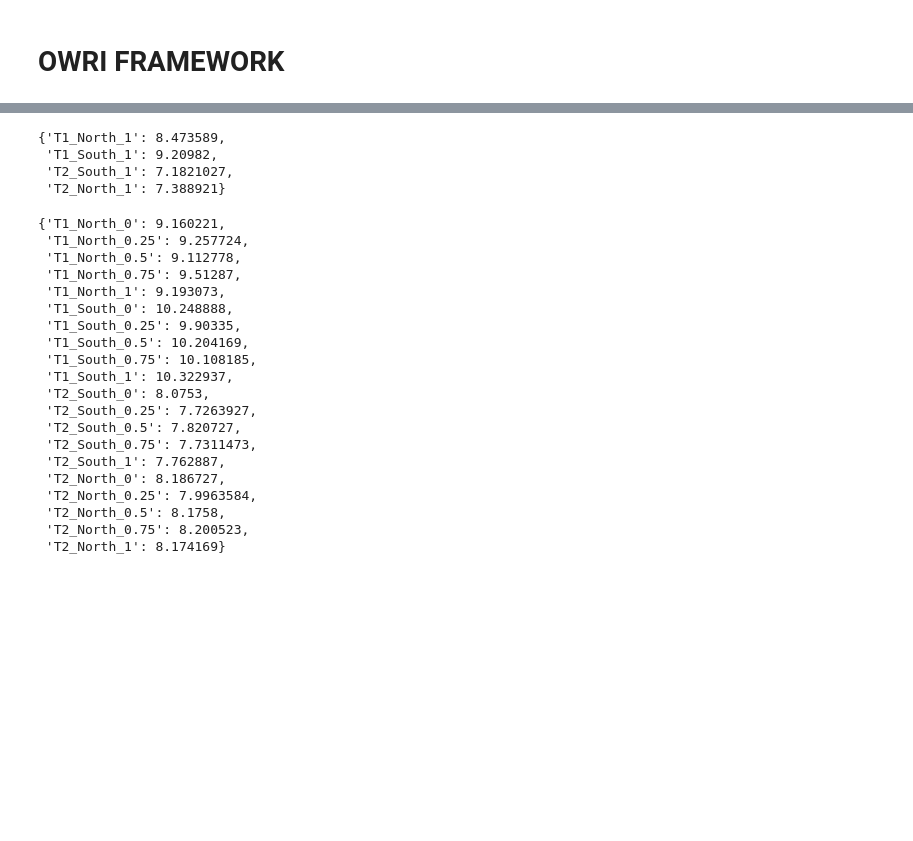
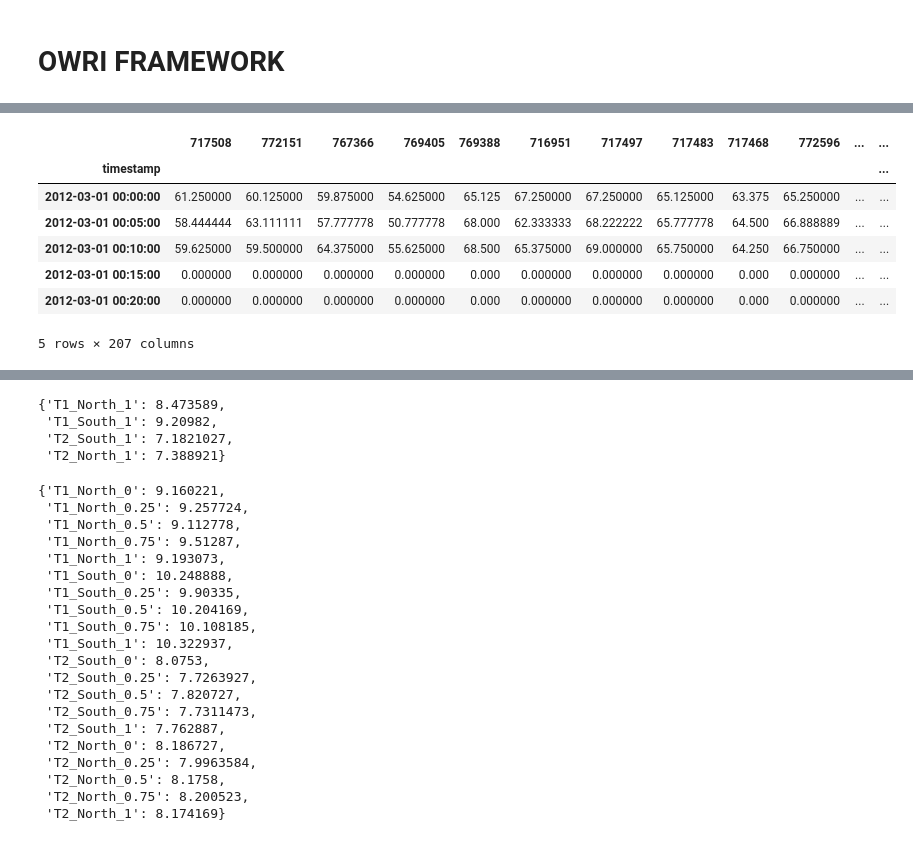
Before and after one commit to himanshudce/OWRI, a Jupyter notebook: notebooks/LSTM_multivariate_Pytorch.ipynb, the cells around one changed output, grey strips where cells are left out. Cells and saved outputs as stored; diff of their text form; code cells hidden in the pictures; blank space fills up the shorter version.

```diff
--- a/notebooks/LSTM_multivariate_Pytorch.ipynb
+++ b/notebooks/LSTM_multivariate_Pytorch.ipynb
@@ -85,17 +92,17 @@ def preprocess_df(df,top_corr_df, n_obs, n_features, sequence_length):
     test_portion = 0.2
     df_train = df[:math.ceil(len(df)*train_portion)].values
     df_test = df[math.ceil(len(df)*(train_portion)):].values
-    train_X, train_y = df_train[:, :n_obs], df_train[:, -n_features:]
-    test_X, test_y = df_test[:, :n_obs], df_test[:, -n_features:]
-    scl = scaler.fit(train_X) # fit only on training data
-    train_X = scl.transform(train_X)
-    test_X = scl.transform(test_X)
+    train_X, train_y = df_train[:, :n_obs], df_train[:, -n_features]
+    test_X, test_y = df_test[:, :n_obs], df_test[:, -n_features]
+    # scl = scaler.fit(train_X) # fit only on training data
+    # train_X = scl.transform(train_X)
+    # test_X = scl.transform(test_X)
     train_X = train_X.reshape((train_X.shape[0], sequence_length, n_features))
     test_X = test_X.reshape((test_X.shape[0], sequence_length, n_features))
 
-    # add top correlated features weighted sum
-    train_X = add_top_corr_features(train_X, top_corr_df)
-    test_X = add_top_corr_features(test_X, top_corr_df)
+    # # add top correlated features weighted sum
+    # train_X = add_top_corr_features(train_X, top_corr_df)
+    # test_X = add_top_corr_features(test_X, top_corr_df)
 
 
     # # add top correlated features as it is
@@ -108,6 +115,21 @@ def preprocess_df(df,top_corr_df, n_obs, n_features, sequence_length):
     # test_X = test_X.reshape(test_X.shape[0],test_X.shape[1],-1) # reshape to 3D
 
     return train_X, train_y, test_X, test_y, scaler
+# %%
+def reshape_df(multivariate_dict):
+    train_X = c = np.stack(multivariate_dict['train_X'], axis=-2)
+    train_y = c = np.stack(multivariate_dict['train_y'], axis=1)
+    test_X = c = np.stack(multivariate_dict['test_X'], axis=-2)
+    test_y = c = np.stack(multivariate_dict['test_y'], axis=1)
+    train_X = train_X.reshape(train_X.shape[0],train_X.shape[1],-1) # reshape to 3D
+    test_X = test_X.reshape(test_X.shape[0],test_X.shape[1],-1) # reshape to 3D
+    return train_X, train_y, test_X, test_y
+# %%
+def scale_df(train_X,test_X):
+    scaler = StandardScaler()
+    train_X = scaler.fit_transform(train_X.reshape(-1, train_X.shape[-1])).reshape(train_X.shape)
+    test_X = scaler.transform(test_X.reshape(-1, test_X.shape[-1])).reshape(test_X.shape)
+    return train_X, test_X, scaler
 # %%
 def series_to_supervised(data, n_in=1, n_out=1, dropnan=True):
 	n_vars = 1 if type(data) is list else data.shape[1]
@@ -211,7 +233,7 @@ def preprocess_df_2(df,ae_score):
 # %%
 # declare variables
 # thresholds = [0,0.25,0.5,0.75,1]
-thresholds = [0.25]
+thresholds = [0, 0.05, 0.1, 0.15]
 epoch = 100
 batch_size = 64
 learning_rate = 0.1
@@ -335,0 +483,11 @@ Error:
+# %%
+df.head()
+# %% [output]
+|  | 717508 | 772151 | 767366 | 769405 | 769388 | 716951 | 717497 | 717483 | 717468 | 772596 | ... | ... |
+| timestamp |  |  |  |  |  |  |  |  |  |  |  | ... |
+| 2012-03-01 00:00:00 | 61.250000 | 60.125000 | 59.875000 | 54.625000 | 65.125 | 67.250000 | 67.250000 | 65.125000 | 63.375 | 65.250000 | ... | ... |
+| 2012-03-01 00:05:00 | 58.444444 | 63.111111 | 57.777778 | 50.777778 | 68.000 | 62.333333 | 68.222222 | 65.777778 | 64.500 | 66.888889 | ... | ... |
+| 2012-03-01 00:10:00 | 59.625000 | 59.500000 | 64.375000 | 55.625000 | 68.500 | 65.375000 | 69.000000 | 65.750000 | 64.250 | 66.750000 | ... | ... |
+| 2012-03-01 00:15:00 | 0.000000 | 0.000000 | 0.000000 | 0.000000 | 0.000 | 0.000000 | 0.000000 | 0.000000 | 0.000 | 0.000000 | ... | ... |
+| 2012-03-01 00:20:00 | 0.000000 | 0.000000 | 0.000000 | 0.000000 | 0.000 | 0.000000 | 0.000000 | 0.000000 | 0.000 | 0.000000 | ... | ... |
+5 rows × 207 columns
```
Also changed, not shown: parts of 32 cells of this notebook, 4 other files.
